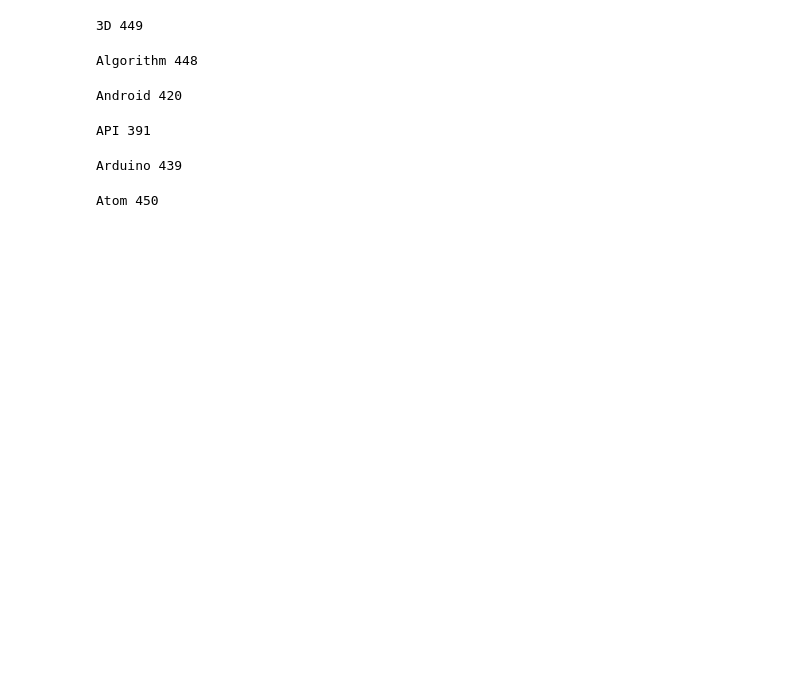
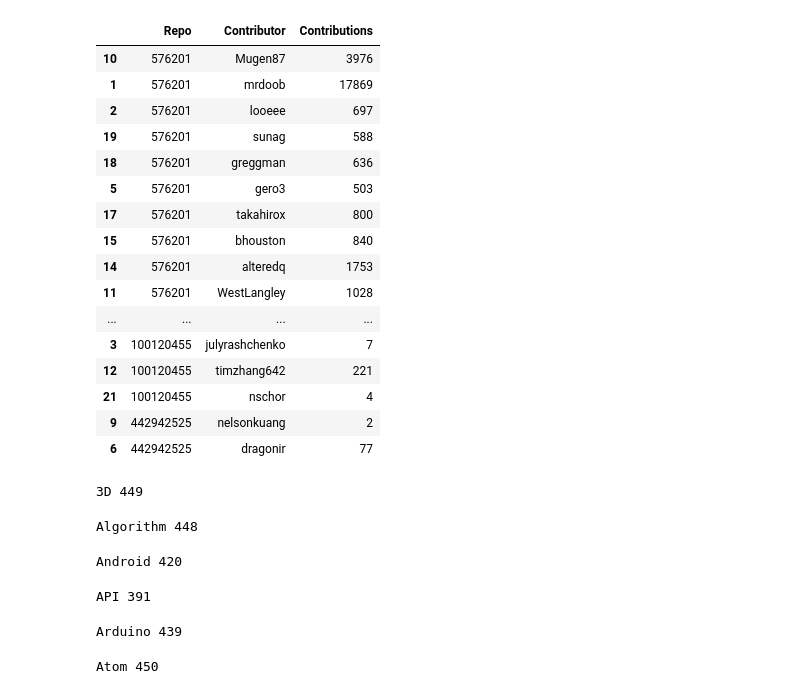
Before and after one commit to michbaum/githubGraph, a Jupyter notebook: GitHub_scraping.ipynb, the cells around one changed output. Cells and saved outputs as stored; diff of their text form; code cells hidden in the pictures; blank space fills up the shorter version.

```diff
--- a/GitHub_scraping.ipynb
+++ b/GitHub_scraping.ipynb
@@ -85,0 +118,6 @@ def get_repo_urls(keyword, stop=10):
+# %%
+repos = pd.read_csv('repo_info_stop75.csv', index_col=0)
+repo_contributor_rel = set()
+contributors = set()
+repos_zip = list(zip(list(repos['url']),list(repos.index)))[1323:]
+#len(repos.index)
@@ -86,3 +177,23 @@ def get_repo_urls(keyword, stop=10):
+# %%
+pd.DataFrame(repo_contributor_rel, columns=['Repo','Contributor','Contributions']).sort_values('Repo')
+# %% [output]
+|  | Repo | Contributor | Contributions |
+| 10 | 576201 | Mugen87 | 3976 |
+| 1 | 576201 | mrdoob | 17869 |
+| 2 | 576201 | looeee | 697 |
+| 19 | 576201 | sunag | 588 |
+| 18 | 576201 | greggman | 636 |
+| 5 | 576201 | gero3 | 503 |
+| 17 | 576201 | takahirox | 800 |
+| 15 | 576201 | bhouston | 840 |
+| 14 | 576201 | alteredq | 1753 |
+| 11 | 576201 | WestLangley | 1028 |
+| ... | ... | ... | ... |
+| 3 | 100120455 | julyrashchenko | 7 |
+| 12 | 100120455 | timzhang642 | 221 |
+| 21 | 100120455 | nschor | 4 |
+| 9 | 442942525 | nelsonkuang | 2 |
+| 6 | 442942525 | dragonir | 77 |
 # %%
 info = all_repo_info(github_topics, stop=75)
 topic_rel = topic_relationship_table(info)
```
Also changed, not shown: parts of 6 cells of this notebook, 5 other files.
